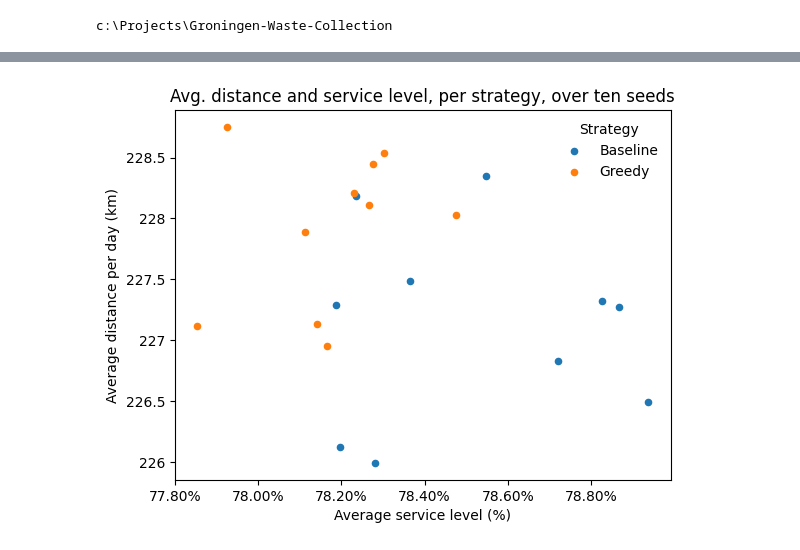
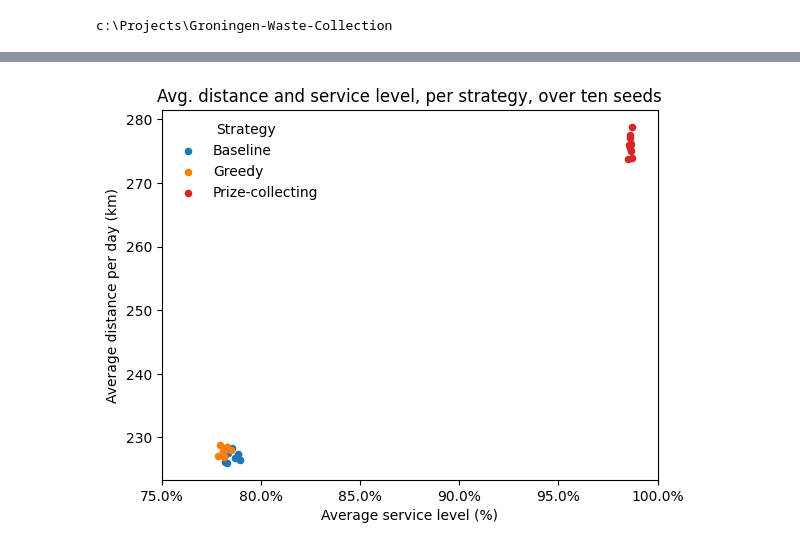
Before and after one commit to N-Wouda/Urban-Waste-Collection, a Jupyter notebook: notebooks/managerial_insights.ipynb, the cells around one changed output, grey strips where cells are left out. Cells and saved outputs as stored; diff of their text form; code cells hidden in the pictures.

Commit message:
Update notebook with prize collecting output

```diff
--- a/notebooks/managerial_insights.ipynb
+++ b/notebooks/managerial_insights.ipynb
@@ -17,7 +17,7 @@ def load(files: list[str]) -> pd.DataFrame:
             data.append(json.load(fh))
 
     df = pd.DataFrame(data)
-    df["experiment"] = range(len(files))
+    df["experiment"] = range(1, len(files) + 1)
     df["avg_distance_per_day"] = df["avg_route_distance"] * df["avg_num_routes_per_day"]
 
     return df
@@ -53,0 +54,3 @@ baseline
+# %%
+prize = load(sorted(glob.glob("out/prize_*.json")))
+prize
@@ -54,30 +69,39 @@ baseline
 # %%
 _, ax = plt.subplots()
 
 baseline.plot.scatter(
     x="avg_service_level",
     y="avg_distance_per_day",
     ax=ax,
     label="Baseline",
     color="tab:blue"
 )
 
 greedy.plot.scatter(
     x="avg_service_level",
     y="avg_distance_per_day",
     ax=ax,
     label="Greedy",
     color="tab:orange"
 )
 
+prize.plot.scatter(
+    x="avg_service_level",
+    y="avg_distance_per_day",
+    ax=ax,
+    label="Prize-collecting",
+    color="tab:red"
+)
+
 ticks = mtick.FuncFormatter(lambda x, pos: '{0:g}'.format(x / 1_000))
 ax.yaxis.set_major_formatter(ticks)
 
 ax.xaxis.set_major_formatter(mtick.PercentFormatter(xmax=1))
+ax.set_xlim([0.75, 1])
 
 ax.legend(frameon=False, title="Strategy")
 ax.set_title("Avg. distance and service level, per strategy, over ten seeds")
 ax.set_xlabel("Average service level (%)")
 ax.set_ylabel("Average distance per day (km)");
 # %% [output]
-[figure, old version]
+[figure, new version]
```
Also changed, not shown: parts of 3 cells of this notebook.
